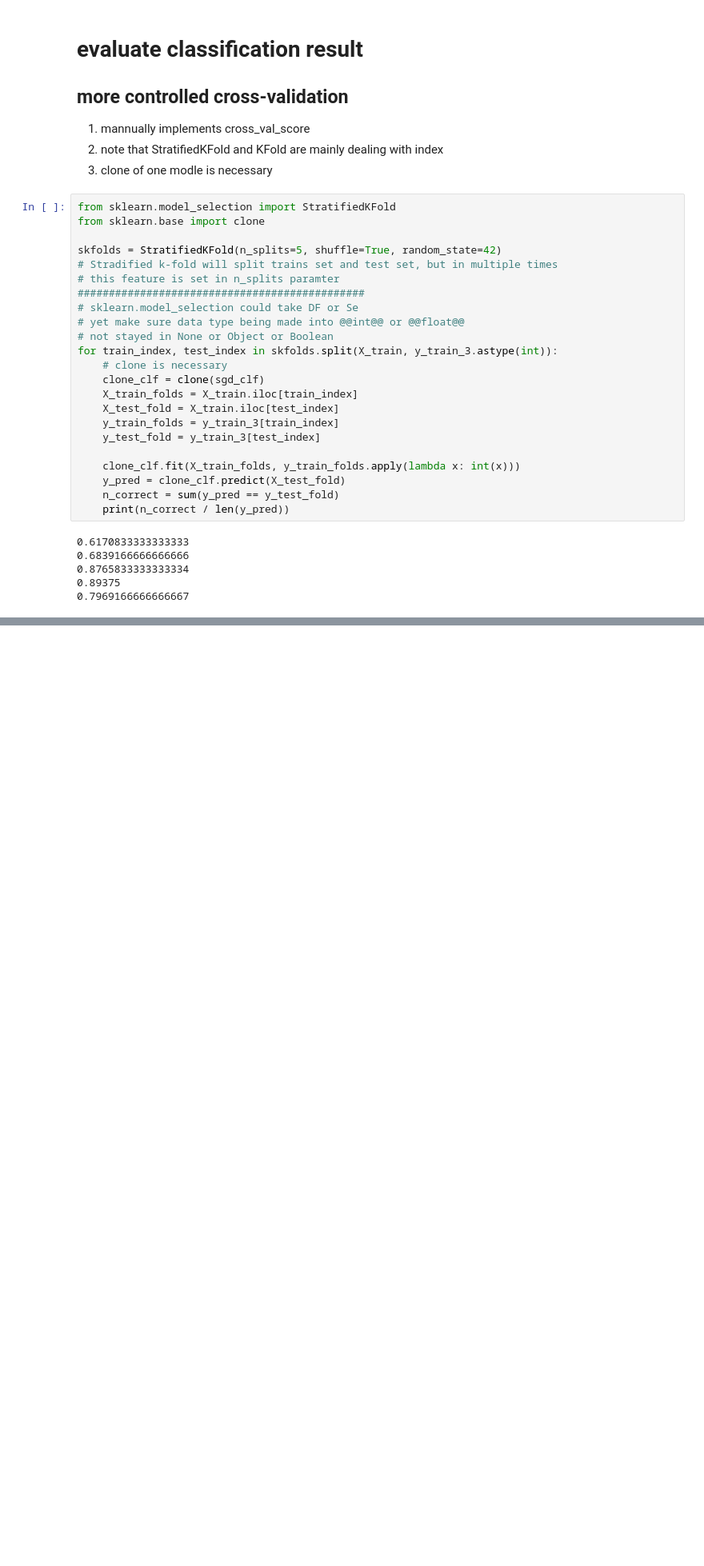
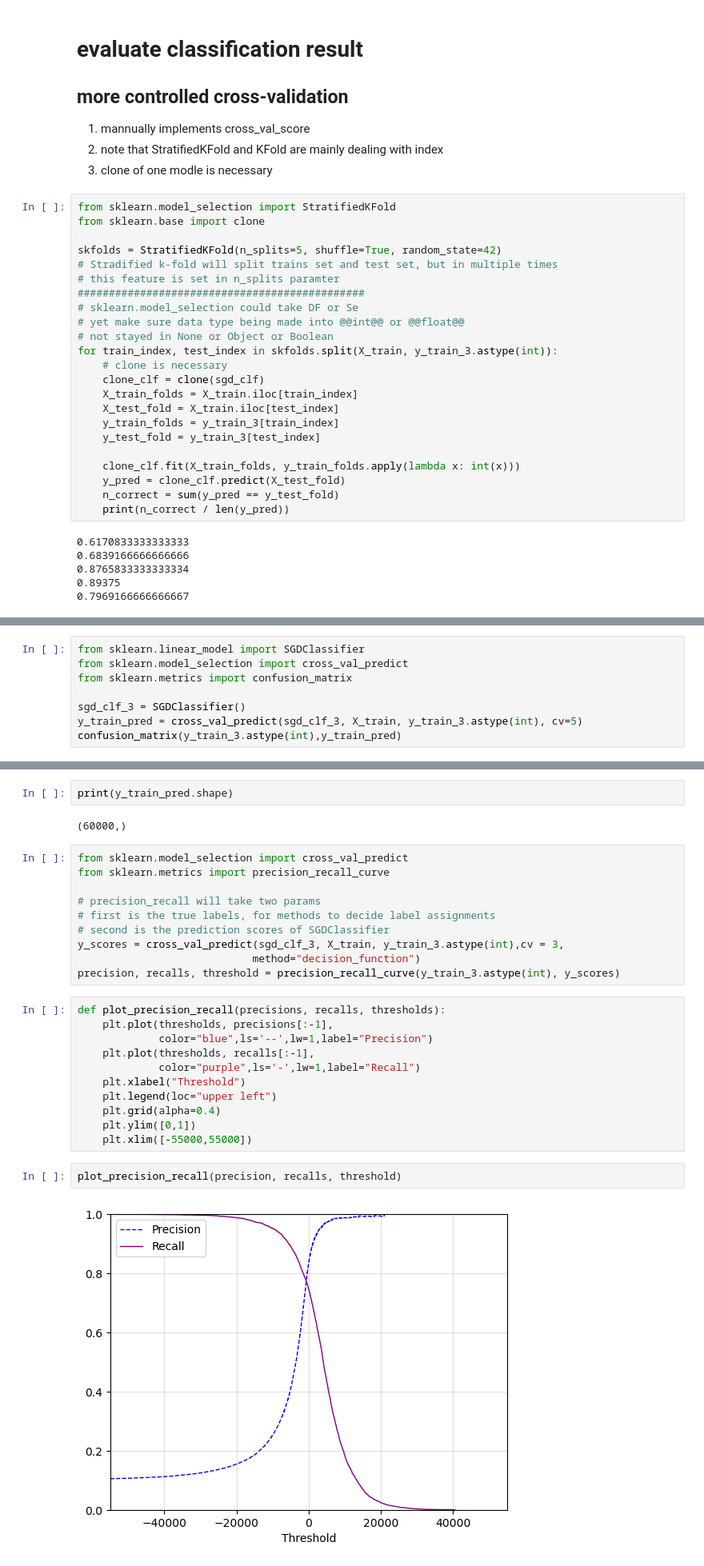
Before and after one commit to ChauserMondieu/machine_learning, a Jupyter notebook: chapters/classification.ipynb, the cells around one changed output, grey strips where cells are left out. Shown at 80% size. Cells and saved outputs as stored; diff of their text form; blank space fills up the shorter version.

```diff
--- a/chapters/classification.ipynb
+++ b/chapters/classification.ipynb
@@ -164,0 +157,8 @@ Name: class, Length: 60000, dtype: int64
+# %%
+from sklearn.linear_model import SGDClassifier
+from sklearn.model_selection import cross_val_predict
+from sklearn.metrics import confusion_matrix
+
+sgd_clf_3 = SGDClassifier()
+y_train_pred = cross_val_predict(sgd_clf_3, X_train, y_train_3.astype(int), cv=5)
+confusion_matrix(y_train_3.astype(int),y_train_pred)
@@ -164,0 +211,29 @@ Name: class, Length: 60000, dtype: int64
+# %%
+print(y_train_pred.shape)
+# %% [output]
+(60000,)
+# %%
+from sklearn.model_selection import cross_val_predict
+from sklearn.metrics import precision_recall_curve
+
+# precision_recall will take two params
+# first is the true labels, for methods to decide label assignments
+# second is the prediction scores of SGDClassifier
+y_scores = cross_val_predict(sgd_clf_3, X_train, y_train_3.astype(int),cv = 3,
+                            method="decision_function")
+precision, recalls, threshold = precision_recall_curve(y_train_3.astype(int), y_scores)
+# %%
+def plot_precision_recall(precisions, recalls, thresholds):
+    plt.plot(thresholds, precisions[:-1],
+             color="blue",ls='--',lw=1,label="Precision")
+    plt.plot(thresholds, recalls[:-1],
+             color="purple",ls='-',lw=1,label="Recall")
+    plt.xlabel("Threshold")
+    plt.legend(loc="upper left")
+    plt.grid(alpha=0.4)
+    plt.ylim([0,1])
+    plt.xlim([-55000,55000])
+# %%
+plot_precision_recall(precision, recalls, threshold)
+# %% [output]
+[figure, added]
```
Also changed, not shown: parts of 12 cells of this notebook.
